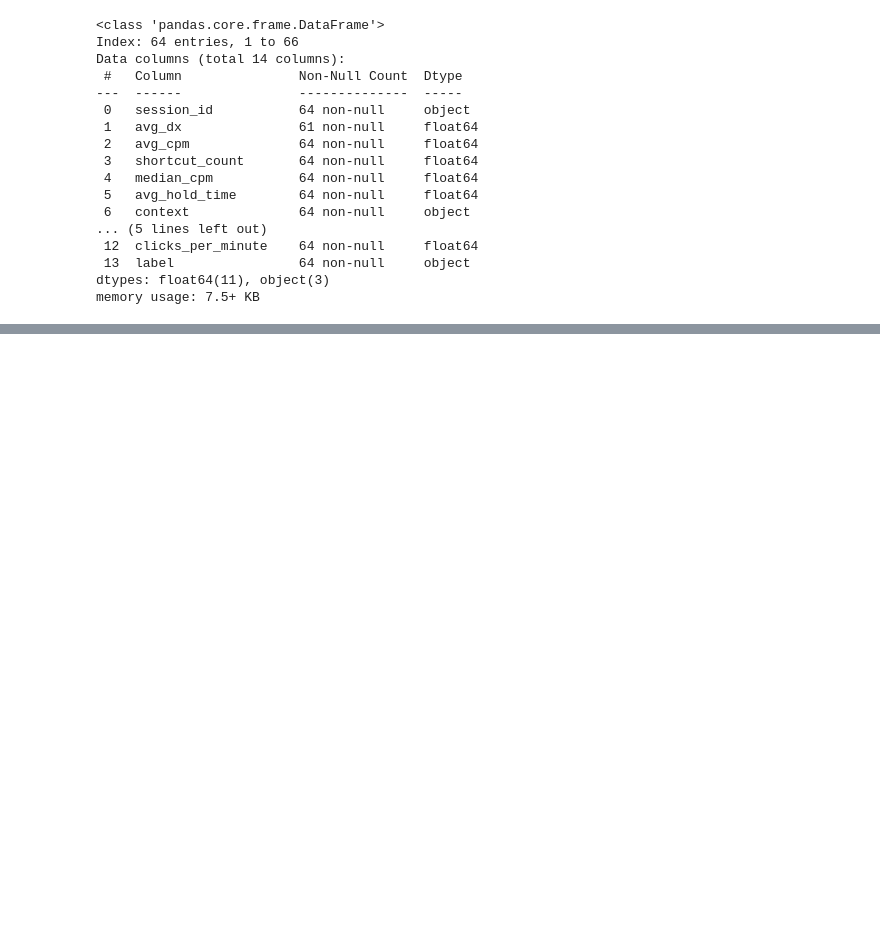
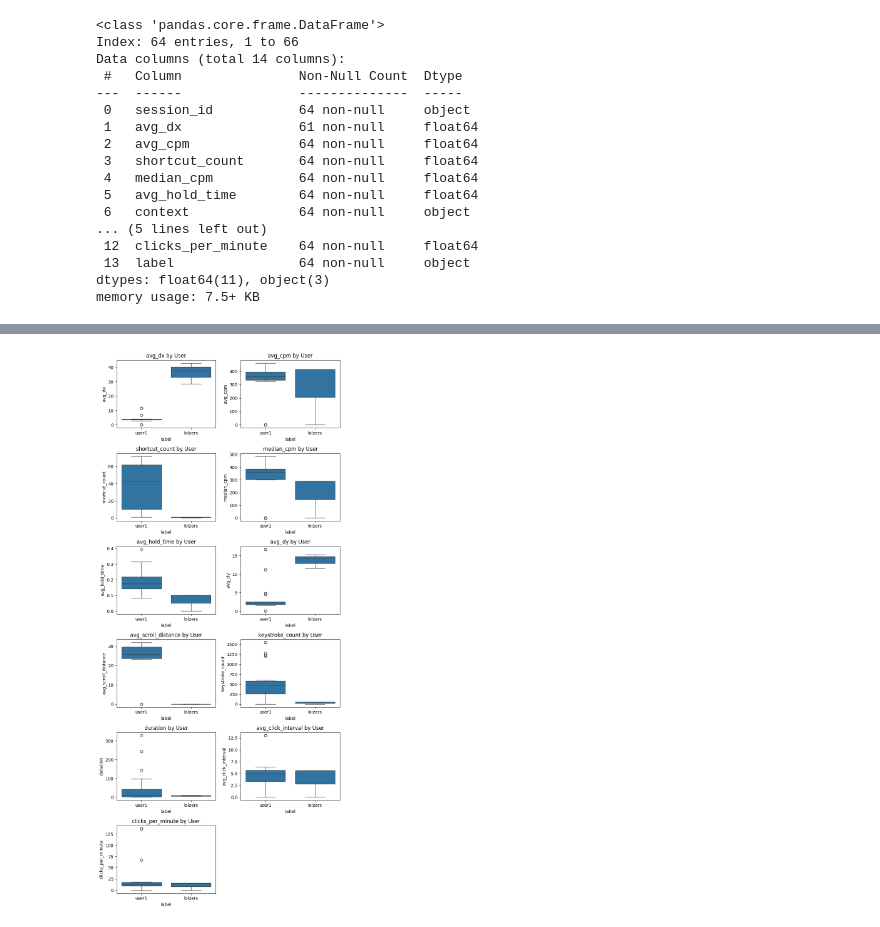
Before and after one commit to anasdev1204/behavior-based-user-management, a Jupyter notebook: src/model/eda.ipynb, the cells around one changed output, grey strips where cells are left out. Saved outputs shown, nothing was run; the diff lists cells and outputs as text; code cells hidden in the pictures; blank space fills up the shorter version.

```diff
--- a/src/model/eda.ipynb
+++ b/src/model/eda.ipynb
@@ -76,0 +143,12 @@ memory usage: 7.5+ KB
+# %%
+plt.figure(figsize=(n_cols * 4, n_rows * 3))
+
+for i, col in enumerate(numeric_cols, 1):
+    plt.subplot(n_rows, n_cols, i)
+    sns.boxplot(x='label', y=col, data=df)
+    plt.title(f"{col} by User")
+    plt.tight_layout()
+
+plt.show()
+# %% [output]
+[figure, added]
```
Also changed, not shown: parts of 9 cells of this notebook.
